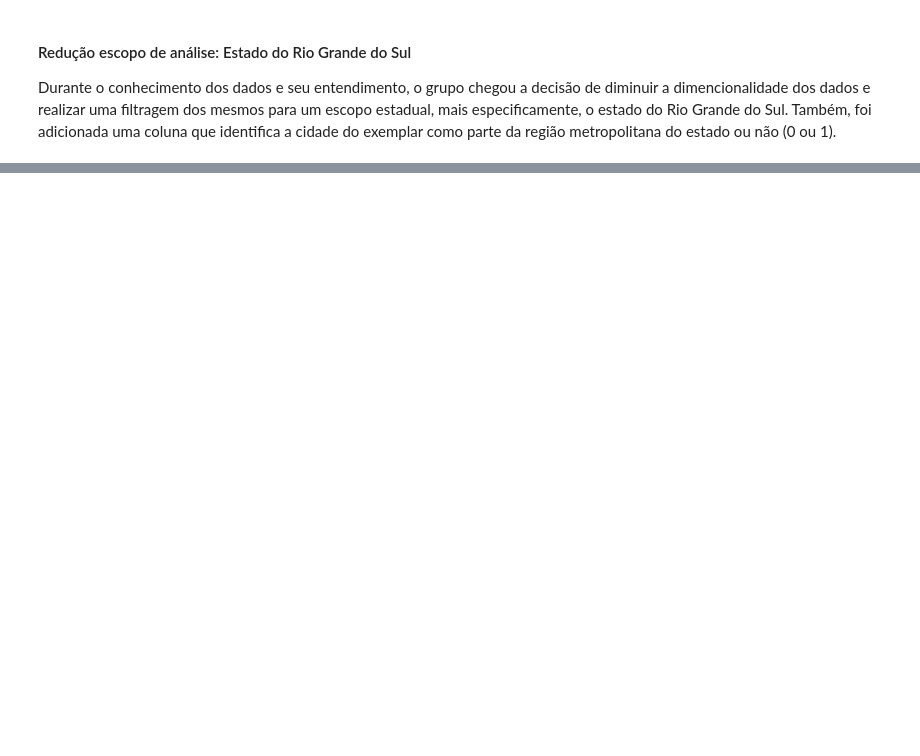
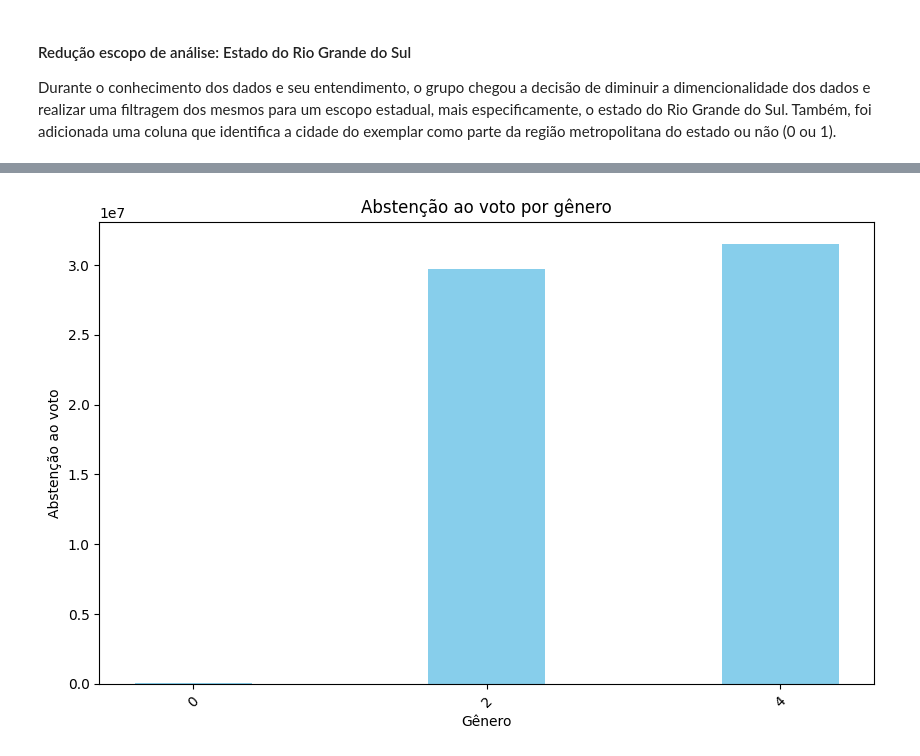
Before and after one commit to cristinaEinsfeld/CPA_TF, a Jupyter notebook: Entendimento_Dados.ipynb, the cells around one changed output, grey strips where cells are left out. Saved outputs shown, nothing was run; the diff lists cells and outputs as text; code cells hidden in the pictures; blank space fills up the shorter version.

```diff
--- a/Entendimento_Dados.ipynb
+++ b/Entendimento_Dados.ipynb
@@ -143,0 +179,17 @@ Name: count, dtype: int64
+# %%
+df_2018_agrupado = df_2018.groupby('CD_GENERO')['QT_ABSTENCAO'].sum().reset_index()
+
+# Plotando o gráfico de barras
+plt.figure(figsize=(10, 6))
+plt.bar(df_2018_agrupado['CD_GENERO'], df_2018_agrupado['QT_ABSTENCAO'], color='skyblue')
+
+# Personalização do gráfico
+plt.xlabel('Gênero')
+plt.ylabel('Abstenção ao voto')
+plt.title('Abstenção ao voto por gênero')
+plt.xticks(ticks=[0, 2, 4], rotation=45)
+
+# Exibindo o gráfico
+plt.show()
+# %% [output]
+[figure, added]
```
Also changed, not shown: parts of 31 cells of this notebook.
